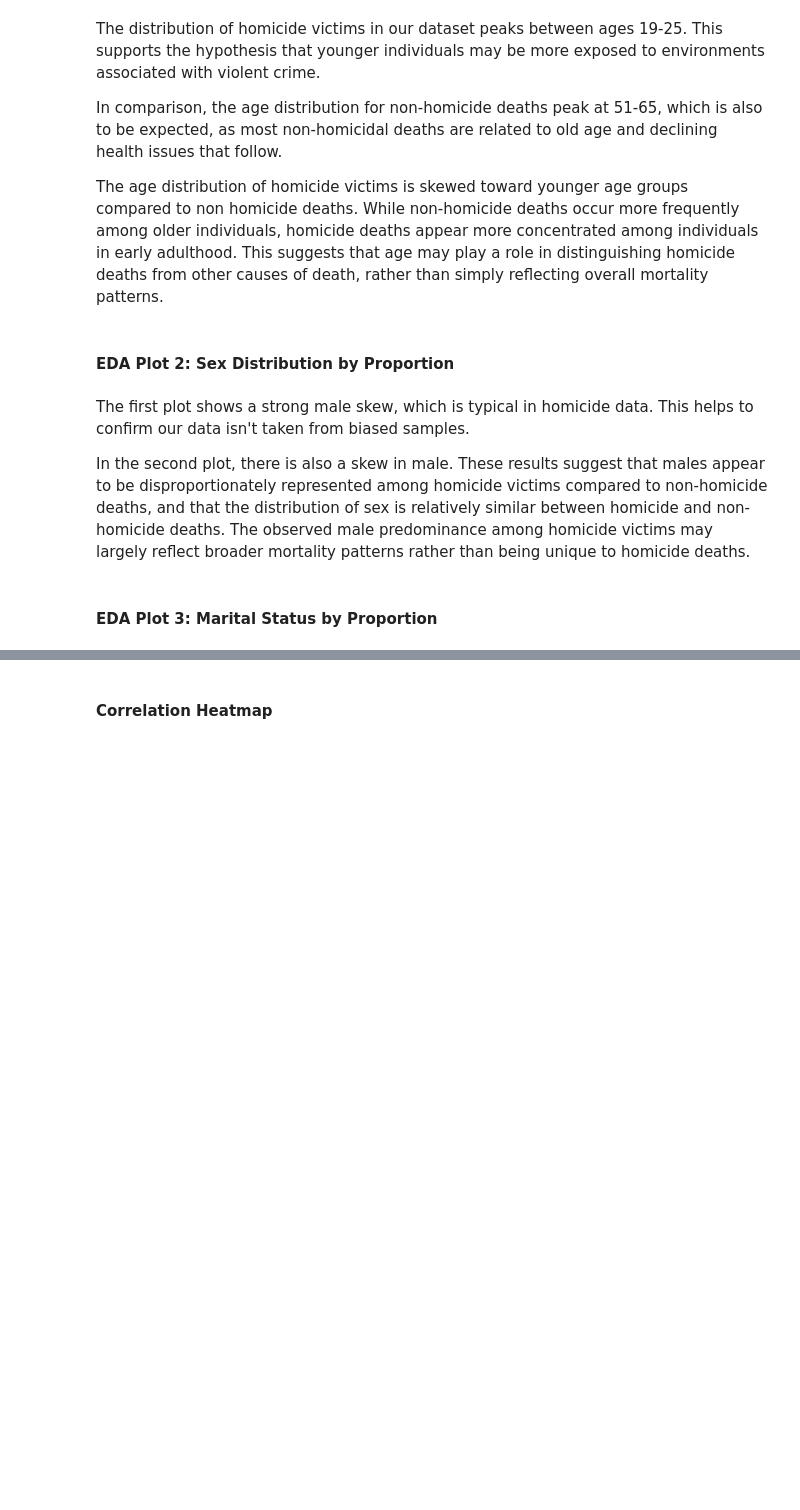
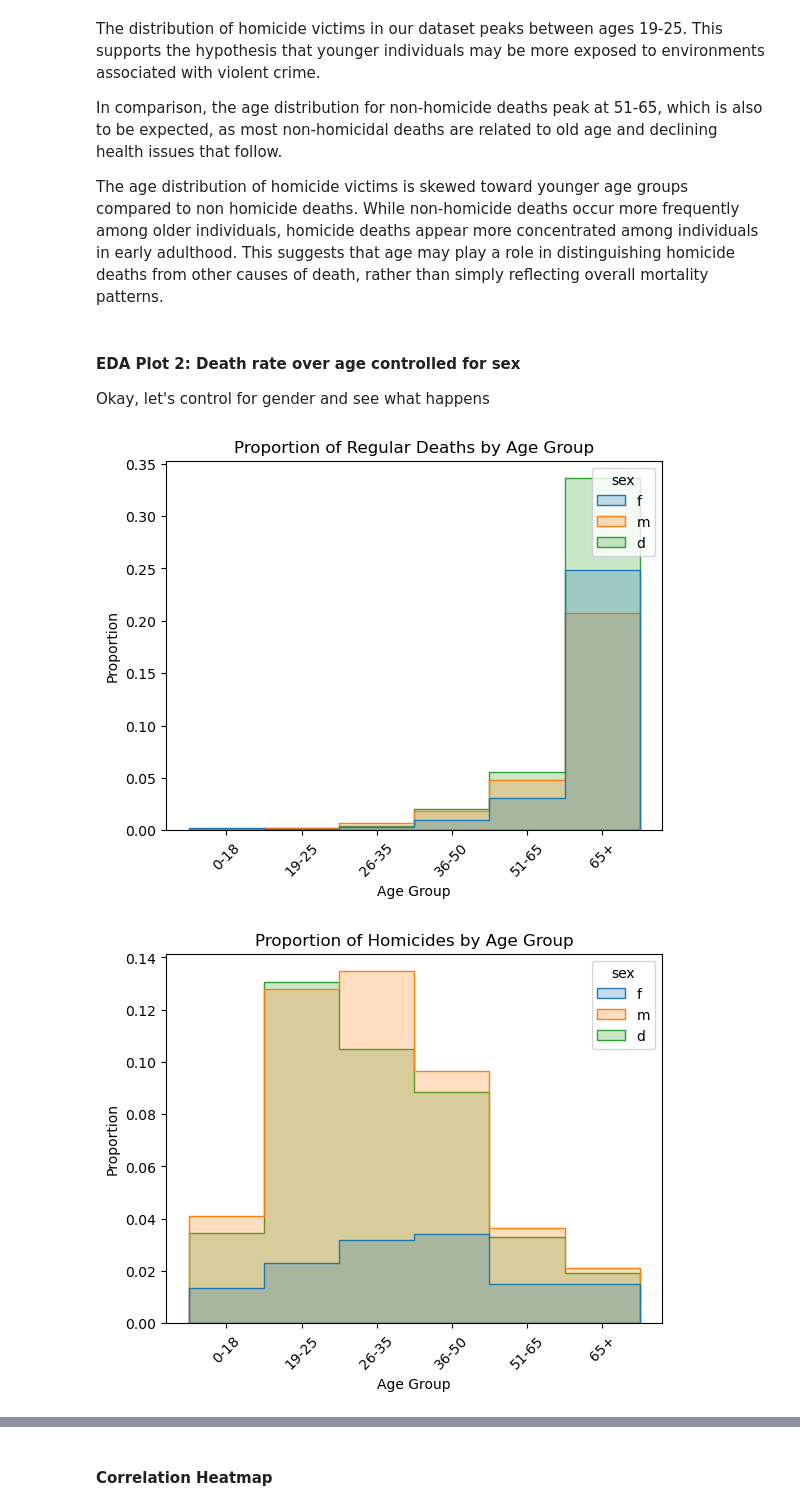
Before and after one commit to COGS108/Group069_WI26, a Jupyter notebook: 03-FinalProject.ipynb, the cells around one changed output, grey strips where cells are left out. Cells and saved outputs as stored; diff of their text form; code cells hidden in the pictures; blank space fills up the shorter version.

```diff
--- a/03-FinalProject.ipynb
+++ b/03-FinalProject.ipynb
@@ -562,5 +536,3 @@ The distribution of homicide victims in our dataset peaks between ages 19-25. Th
 In comparison, the age distribution for non-homicide deaths peak at 51-65, which is also to be expected, as most non-homicidal deaths are related to old age and declining health issues that follow.
 
 The age distribution of homicide victims is skewed toward younger age groups compared to non homicide deaths. While non-homicide deaths occur more frequently among older individuals, homicide deaths appear more concentrated among individuals in early adulthood. This suggests that age may play a role in distinguishing homicide deaths from other causes of death, rather than simply reflecting overall mortality patterns.
-# %% [markdown]
-#### EDA Plot 2: Sex Distribution by Proportion
@@ -600,6 +538,0 @@ plt.show()
-# %% [markdown]
-The first plot shows a strong male skew, which is typical in homicide data. This helps to confirm our data isn't taken from biased samples.
-
-In the second plot, there is also a skew in male. These results suggest that males appear to be disproportionately represented among homicide victims compared to non-homicide deaths, and that the distribution of sex is relatively similar between homicide and non-homicide deaths. The observed male predominance among homicide victims may largely reflect broader mortality patterns rather than being unique to homicide deaths.
-# %% [markdown]
-#### EDA Plot 3: Marital Status by Proportion
@@ -641,0 +539,23 @@ plt.show()
+# %% [markdown]
+#### EDA Plot 2: Death rate over age controlled for sex
+
+Okay, let's control for gender and see what happens
+# %%
+sns.histplot(no_homicide, x = "age_group", stat = "proportion", hue = "sex", element = "step")
+plt.title("Proportion of Regular Deaths by Age Group")
+plt.ylabel("Proportion")
+plt.xlabel("Age Group")
+plt.xticks(rotation=45)
+
+plt.show()
+
+sns.histplot(homicide, x = "age_group", stat = "proportion", hue = "sex", element = "step")
+plt.title("Proportion of Homicides by Age Group")
+plt.ylabel("Proportion")
+plt.xlabel("Age Group")
+plt.xticks(rotation=45)
+
+plt.show()
+# %% [output]
+[figure, added]
+[figure, added]
```
Also changed, not shown: parts of 25 cells of this notebook.
